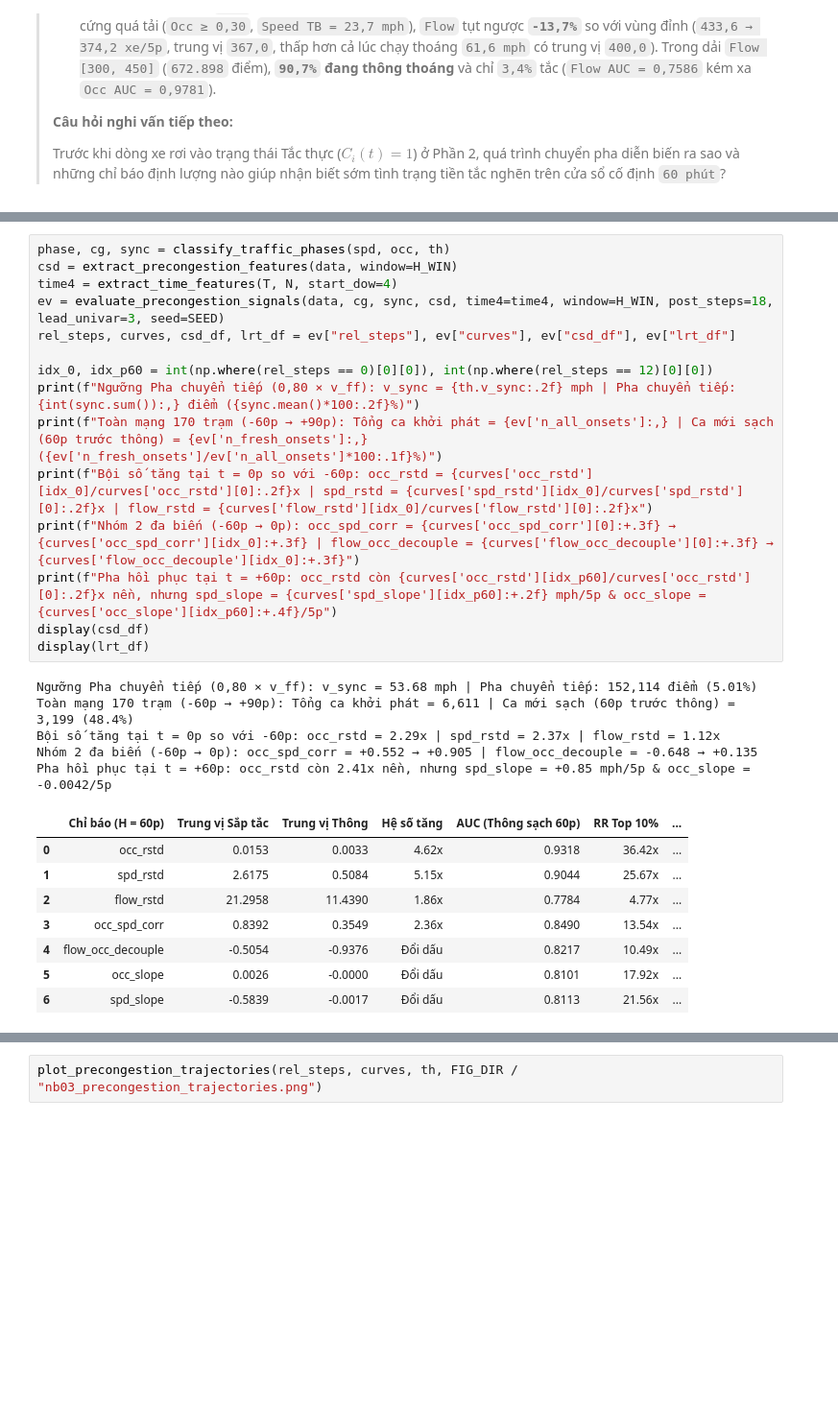
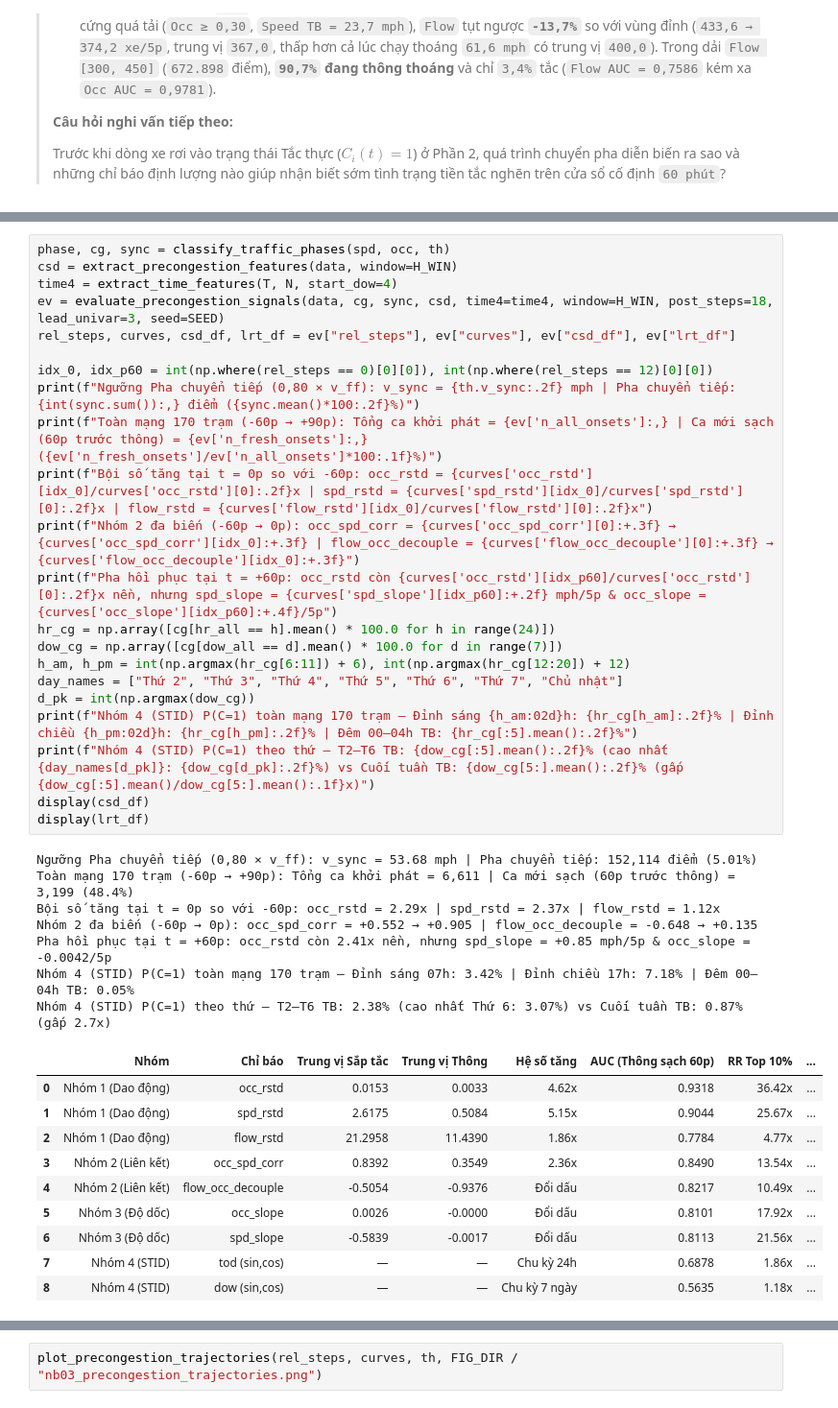
Before and after one commit to Dai-Nguyen1506/gat-traffic-warning, a Jupyter notebook: notebooks/03_EDA_and_Bottleneck_Analysis.ipynb, the cells around one changed output, grey strips where cells are left out. Shown at 96% size. Cells and saved outputs as stored; diff of their text form; blank space fills up the shorter version.

Commit message:
feat(nb03): add Group 4 STID visualization, unify 4-group validation chart, and sync plan.md

```diff
--- a/notebooks/03_EDA_and_Bottleneck_Analysis.ipynb
+++ b/notebooks/03_EDA_and_Bottleneck_Analysis.ipynb
@@ -179,29 +179,40 @@ Từ điều kiện Tắc nghẽn thực $C_i(t) = 1$ ở Phần 2, ta xác lậ
 # %%
 phase, cg, sync = classify_traffic_phases(spd, occ, th)
 csd = extract_precongestion_features(data, window=H_WIN)
 time4 = extract_time_features(T, N, start_dow=4)
 ev = evaluate_precongestion_signals(data, cg, sync, csd, time4=time4, window=H_WIN, post_steps=18, lead_univar=3, seed=SEED)
 rel_steps, curves, csd_df, lrt_df = ev["rel_steps"], ev["curves"], ev["csd_df"], ev["lrt_df"]
 
 idx_0, idx_p60 = int(np.where(rel_steps == 0)[0][0]), int(np.where(rel_steps == 12)[0][0])
 print(f"Ngưỡng Pha chuyển tiếp (0,80 × v_ff): v_sync = {th.v_sync:.2f} mph | Pha chuyển tiếp: {int(sync.sum()):,} điểm ({sync.mean()*100:.2f}%)")
 print(f"Toàn mạng 170 trạm (-60p → +90p): Tổng ca khởi phát = {ev['n_all_onsets']:,} | Ca mới sạch (60p trước thông) = {ev['n_fresh_onsets']:,} ({ev['n_fresh_onsets']/ev['n_all_onsets']*100:.1f}%)")
 print(f"Bội số tăng tại t = 0p so với -60p: occ_rstd = {curves['occ_rstd'][idx_0]/curves['occ_rstd'][0]:.2f}x | spd_rstd = {curves['spd_rstd'][idx_0]/curves['spd_rstd'][0]:.2f}x | flow_rstd = {curves['flow_rstd'][idx_0]/curves['flow_rstd'][0]:.2f}x")
 print(f"Nhóm 2 đa biến (-60p → 0p): occ_spd_corr = {curves['occ_spd_corr'][0]:+.3f} → {curves['occ_spd_corr'][idx_0]:+.3f} | flow_occ_decouple = {curves['flow_occ_decouple'][0]:+.3f} → {curves['flow_occ_decouple'][idx_0]:+.3f}")
 print(f"Pha hồi phục tại t = +60p: occ_rstd còn {curves['occ_rstd'][idx_p60]/curves['occ_rstd'][0]:.2f}x nền, nhưng spd_slope = {curves['spd_slope'][idx_p60]:+.2f} mph/5p & occ_slope = {curves['occ_slope'][idx_p60]:+.4f}/5p")
+hr_cg = np.array([cg[hr_all == h].mean() * 100.0 for h in range(24)])
+dow_cg = np.array([cg[dow_all == d].mean() * 100.0 for d in range(7)])
+h_am, h_pm = int(np.argmax(hr_cg[6:11]) + 6), int(np.argmax(hr_cg[12:20]) + 12)
+day_names = ["Thứ 2", "Thứ 3", "Thứ 4", "Thứ 5", "Thứ 6", "Thứ 7", "Chủ nhật"]
+d_pk = int(np.argmax(dow_cg))
+print(f"Nhóm 4 (STID) P(C=1) toàn mạng 170 trạm — Đỉnh sáng {h_am:02d}h: {hr_cg[h_am]:.2f}% | Đỉnh chiều {h_pm:02d}h: {hr_cg[h_pm]:.2f}% | Đêm 00–04h TB: {hr_cg[:5].mean():.2f}%")
+print(f"Nhóm 4 (STID) P(C=1) theo thứ — T2–T6 TB: {dow_cg[:5].mean():.2f}% (cao nhất {day_names[d_pk]}: {dow_cg[d_pk]:.2f}%) vs Cuối tuần TB: {dow_cg[5:].mean():.2f}% (gấp {dow_cg[:5].mean()/dow_cg[5:].mean():.1f}x)")
 display(csd_df)
 display(lrt_df)
 # %% [output]
 Ngưỡng Pha chuyển tiếp (0,80 × v_ff): v_sync = 53.68 mph | Pha chuyển tiếp: 152,114 điểm (5.01%)
 Toàn mạng 170 trạm (-60p → +90p): Tổng ca khởi phát = 6,611 | Ca mới sạch (60p trước thông) = 3,199 (48.4%)
 Bội số tăng tại t = 0p so với -60p: occ_rstd = 2.29x | spd_rstd = 2.37x | flow_rstd = 1.12x
 Nhóm 2 đa biến (-60p → 0p): occ_spd_corr = +0.552 → +0.905 | flow_occ_decouple = -0.648 → +0.135
 Pha hồi phục tại t = +60p: occ_rstd còn 2.41x nền, nhưng spd_slope = +0.85 mph/5p & occ_slope = -0.0042/5p
+Nhóm 4 (STID) P(C=1) toàn mạng 170 trạm — Đỉnh sáng 07h: 3.42% | Đỉnh chiều 17h: 7.18% | Đêm 00–04h TB: 0.05%
+Nhóm 4 (STID) P(C=1) theo thứ — T2–T6 TB: 2.38% (cao nhất Thứ 6: 3.07%) vs Cuối tuần TB: 0.87% (gấp 2.7x)
-|  | Chỉ báo (H = 60p) | Trung vị Sắp tắc | Trung vị Thông | Hệ số tăng | AUC (Thông sạch 60p) | RR Top 10% | ... |
-| 0 | occ_rstd | 0.0153 | 0.0033 | 4.62x | 0.9318 | 36.42x | ... |
-| 1 | spd_rstd | 2.6175 | 0.5084 | 5.15x | 0.9044 | 25.67x | ... |
-| 2 | flow_rstd | 21.2958 | 11.4390 | 1.86x | 0.7784 | 4.77x | ... |
-| 3 | occ_spd_corr | 0.8392 | 0.3549 | 2.36x | 0.8490 | 13.54x | ... |
-| 4 | flow_occ_decouple | -0.5054 | -0.9376 | Đổi dấu | 0.8217 | 10.49x | ... |
-| 5 | occ_slope | 0.0026 | -0.0000 | Đổi dấu | 0.8101 | 17.92x | ... |
-| 6 | spd_slope | -0.5839 | -0.0017 | Đổi dấu | 0.8113 | 21.56x | ... |
+|  | Nhóm | Chỉ báo | Trung vị Sắp tắc | Trung vị Thông | Hệ số tăng | AUC (Thông sạch 60p) | RR Top 10% | ... |
+| 0 | Nhóm 1 (Dao động) | occ_rstd | 0.0153 | 0.0033 | 4.62x | 0.9318 | 36.42x | ... |
+| 1 | Nhóm 1 (Dao động) | spd_rstd | 2.6175 | 0.5084 | 5.15x | 0.9044 | 25.67x | ... |
+| 2 | Nhóm 1 (Dao động) | flow_rstd | 21.2958 | 11.4390 | 1.86x | 0.7784 | 4.77x | ... |
+| 3 | Nhóm 2 (Liên kết) | occ_spd_corr | 0.8392 | 0.3549 | 2.36x | 0.8490 | 13.54x | ... |
+| 4 | Nhóm 2 (Liên kết) | flow_occ_decouple | -0.5054 | -0.9376 | Đổi dấu | 0.8217 | 10.49x | ... |
+| 5 | Nhóm 3 (Độ dốc) | occ_slope | 0.0026 | -0.0000 | Đổi dấu | 0.8101 | 17.92x | ... |
+| 6 | Nhóm 3 (Độ dốc) | spd_slope | -0.5839 | -0.0017 | Đổi dấu | 0.8113 | 21.56x | ... |
+| 7 | Nhóm 4 (STID) | tod (sin,cos) | — | — | Chu kỳ 24h | 0.6878 | 1.86x | ... |
+| 8 | Nhóm 4 (STID) | dow (sin,cos) | — | — | Chu kỳ 7 ngày | 0.5635 | 1.18x | ... |
```
Also changed, not shown: parts of 8 cells of this notebook, 7 other files.
